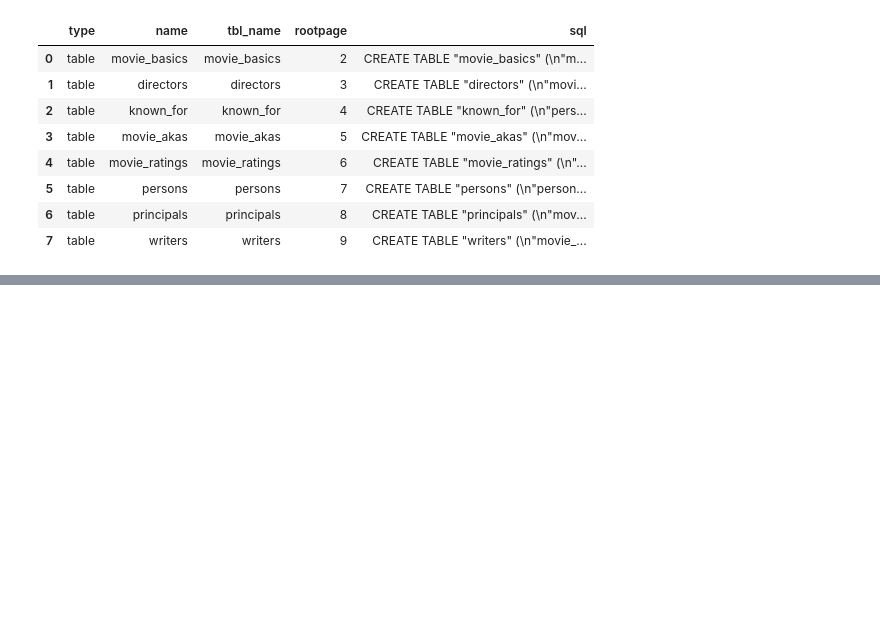
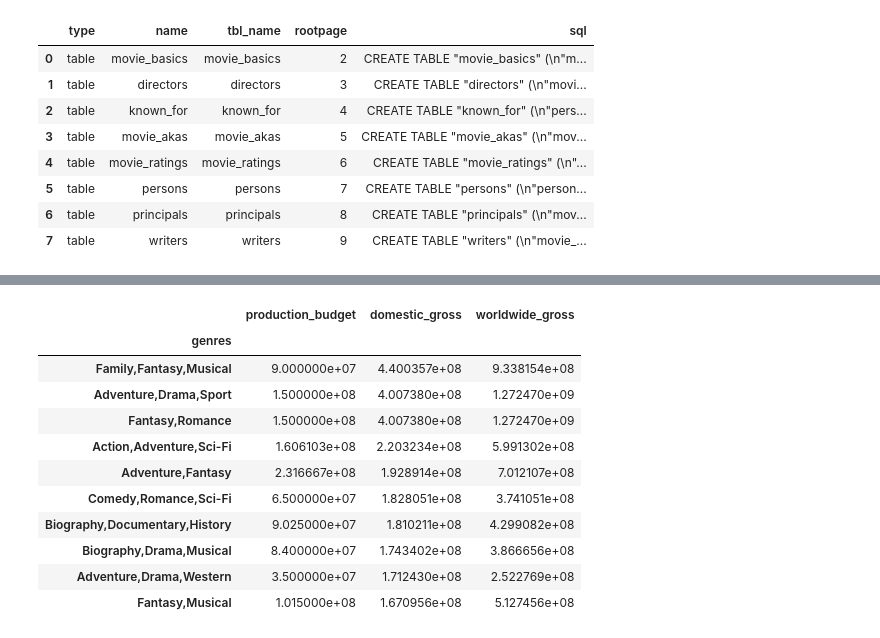
Before and after one commit to Graham-49/Phase2-project, a Jupyter notebook: notebooks/victor.ipynb, the cells around one changed output, grey strips where cells are left out. Saved outputs shown, nothing was run; the diff lists cells and outputs as text; code cells hidden in the pictures; blank space fills up the shorter version.

```diff
--- a/notebooks/victor.ipynb
+++ b/notebooks/victor.ipynb
@@ -27,0 +122,17 @@ pd.read_sql(query,conn)
+# %%
+# Top 10 genres ordered by domestic and worldwide gross.
+top_10_genres=movie_details_and_revenue.groupby('genres')[['production_budget','domestic_gross','worldwide_gross']].mean().sort_values(by=['domestic_gross','worldwide_gross'],ascending=False).head(10)
+top_10_genres
+# %% [output]
+|  | production_budget | domestic_gross | worldwide_gross |
+| genres |  |  |  |
+| Family,Fantasy,Musical | 9.000000e+07 | 4.400357e+08 | 9.338154e+08 |
+| Adventure,Drama,Sport | 1.500000e+08 | 4.007380e+08 | 1.272470e+09 |
+| Fantasy,Romance | 1.500000e+08 | 4.007380e+08 | 1.272470e+09 |
+| Action,Adventure,Sci-Fi | 1.606103e+08 | 2.203234e+08 | 5.991302e+08 |
+| Adventure,Fantasy | 2.316667e+08 | 1.928914e+08 | 7.012107e+08 |
+| Comedy,Romance,Sci-Fi | 6.500000e+07 | 1.828051e+08 | 3.741051e+08 |
+| Biography,Documentary,History | 9.025000e+07 | 1.810211e+08 | 4.299082e+08 |
+| Biography,Drama,Musical | 8.400000e+07 | 1.743402e+08 | 3.866656e+08 |
+| Adventure,Drama,Western | 3.500000e+07 | 1.712430e+08 | 2.522769e+08 |
+| Fantasy,Musical | 1.015000e+08 | 1.670956e+08 | 5.127456e+08 |
```
Also changed, not shown: parts of 6 cells of this notebook.
